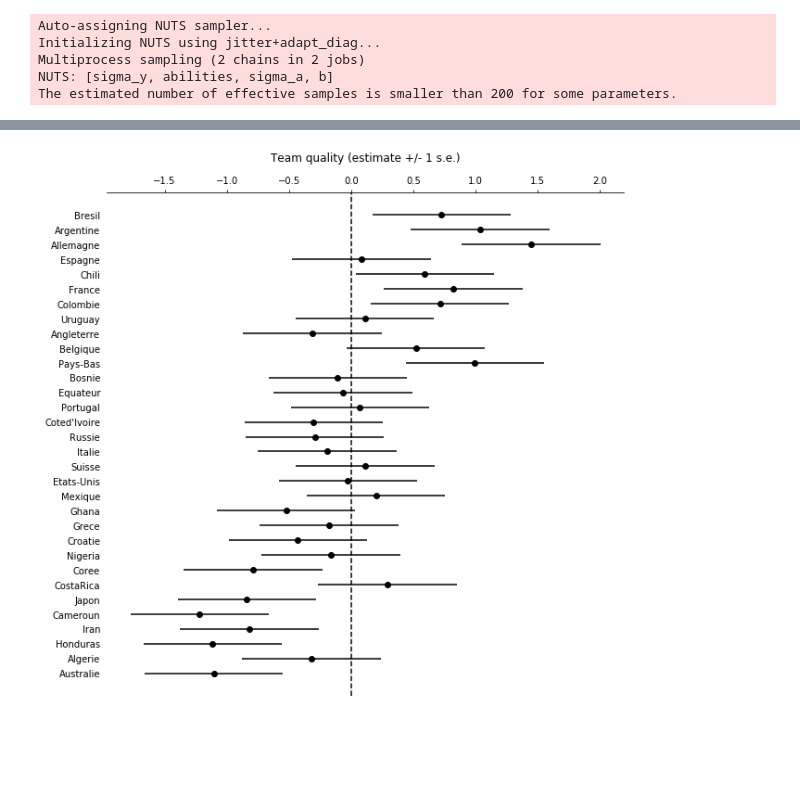
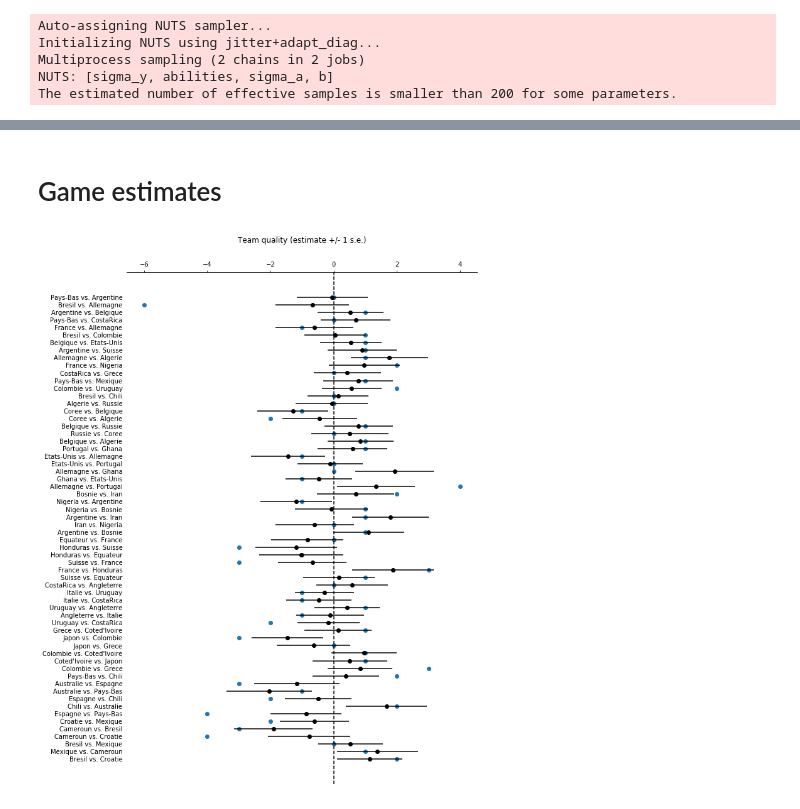
Before and after one commit to dantegates/world-cup, a Jupyter notebook: World cup.ipynb, the cells around one changed output, grey strips where cells are left out. Saved outputs shown, nothing was run; the diff lists cells and outputs as text; code cells hidden in the pictures; blank space fills up the shorter version.

Commit message:
almost finished - something wrong with differential estimates though

```diff
--- a/World cup.ipynb
+++ b/World cup.ipynb
@@ -56,8 +101 @@ df
 62 rows × 8 columns
-# %%
-with open('soccerpowerindex.txt') as f:
-    soccer_power_index = [L.strip() for L in f]
-n_teams = len(soccer_power_index)
-plot_order = {team: i for i, team in enumerate(reversed(soccer_power_index))}
-prior_scores = {team: ((2*i)-n_teams)/n_teams for i, team in enumerate(reversed(soccer_power_index))}
-prior_scores
@@ -86,7 +106,7 @@ import pymc3 as pm
 n_games = len(df)
 n_teams = len(prior_scores)
 
-prior_scores = np.array([prior_scores[team] for team, id_ in team_ids.items()])
+prior_scores_arr = np.array(list(prior_scores.values()))
 
 game_team1 = df.team1_id
 game_team2 = df.team2_id
@@ -100,13 +120,13 @@ def score_diff(s1, s2):
 with pm.Model() as model:
     b = pm.Normal('b', 0, 1)
     sigma_a = pm.HalfNormal('sigma_a', 1)
-    abilities = pm.Normal('abilities', b*prior_scores, sigma_a, shape=n_teams)
+    abilities = pm.Normal('abilities', b*prior_scores_arr, sigma_a, shape=n_teams)
 
     sigma_y = pm.HalfNormal('sigma_y', 1)
     y_mu = pm.Deterministic('y_mu', score_diff(abilities[game_team1], abilities[game_team2]))
     y = pm.Normal('y', y_mu, sigma_y, shape=n_games, observed=score_diffs)
 
-    trace = pm.sample(500, model=model)
+    trace = pm.sample(1_000, model=model)
 # %% [output]
 Auto-assigning NUTS sampler...
 Initializing NUTS using jitter+adapt_diag...
@@ -138,0 +172,4 @@ labels, values = zip(*estimated_abilities)
+# %%
+abilities_map = trace['abilities'].mean(axis=0)
+abilities_sd_map = trace['abilities'].std(axis=0)
+team_labels = list(team_ids)
@@ -139,31 +208,41 @@ labels, values = zip(*estimated_abilities)
+# %% [markdown]
+# Game estimates
+# %%
+def game_score_estimate(rec):
+    std1, std2 = abilities_sd_map[rec.team1_id], abilities_sd_map[rec.team2_id]
+    ability1, ability2 = abilities_map[rec.team1_id], abilities_map[rec.team2_id]
+    return ability1 - ability2, 2*np.sqrt(std1**2+std2**2)
+
+estimates = df.apply(game_score_estimate, axis=1)
+estimated_score_differential, estimate_sd = zip(*estimates)
+actual_score_differential = df.score1 - df.score2
+labels = df.apply(lambda x: f'{x.team1} vs. {x.team2}', axis=1)
 # %%
 import matplotlib.pyplot as plt
 import seaborn as sns
 
-fig, ax = plt.subplots(figsize=(10, 10))# ax.axis('off')
+fig, ax = plt.subplots(figsize=(10, 15))
 
 # remove borders
 sns.despine(left=True, bottom=True, top=False)
 
 # plot error bars
-ax.errorbar(values, range(len(labels)), xerr=sigma_a, fmt='o', color='k')
+ax.errorbar(estimated_score_differential, range(len(labels)), xerr=estimate_sd, fmt='o', color='k')
+ax.scatter(actual_score_differential, range(len(labels)))
 
 # label the y-adxis
 plt.yticks(np.arange(len(labels)))
 locs, _ = plt.yticks()
 plt.yticks(locs, labels)
-plt.tick_params(
-    axis='y',          # changes apply to the x-axis
-    which='both',      # both major and minor ticks are affected
-    left=False)
+plt.tick_params(axis='y', which='both', left=False)
 
 # give it a reference line
 ax.axvline(0, linestyle='--', color='k')
 
 # Move x axis to top
 ax.xaxis.tick_top()
 
 # polish it off with a title
 _ = ax.set_title('Team quality (estimate +/- 1 s.e.)', y=1.05)
 # %% [output]
-[figure, old version]
+[figure, new version]
```
Also changed, not shown: parts of 10 cells of this notebook.
